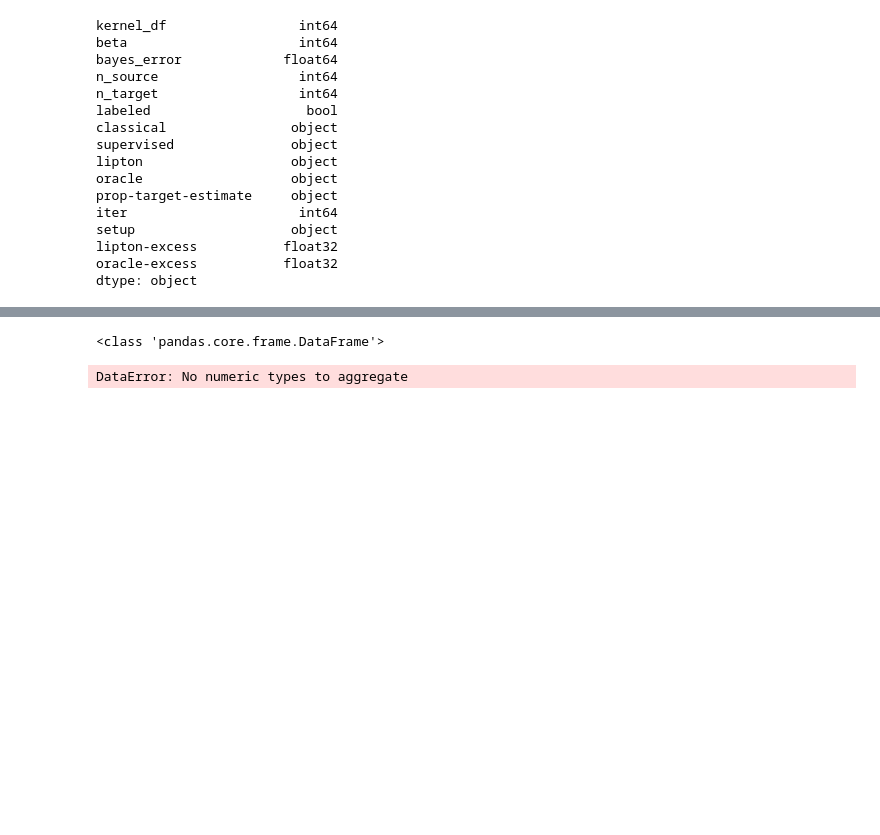
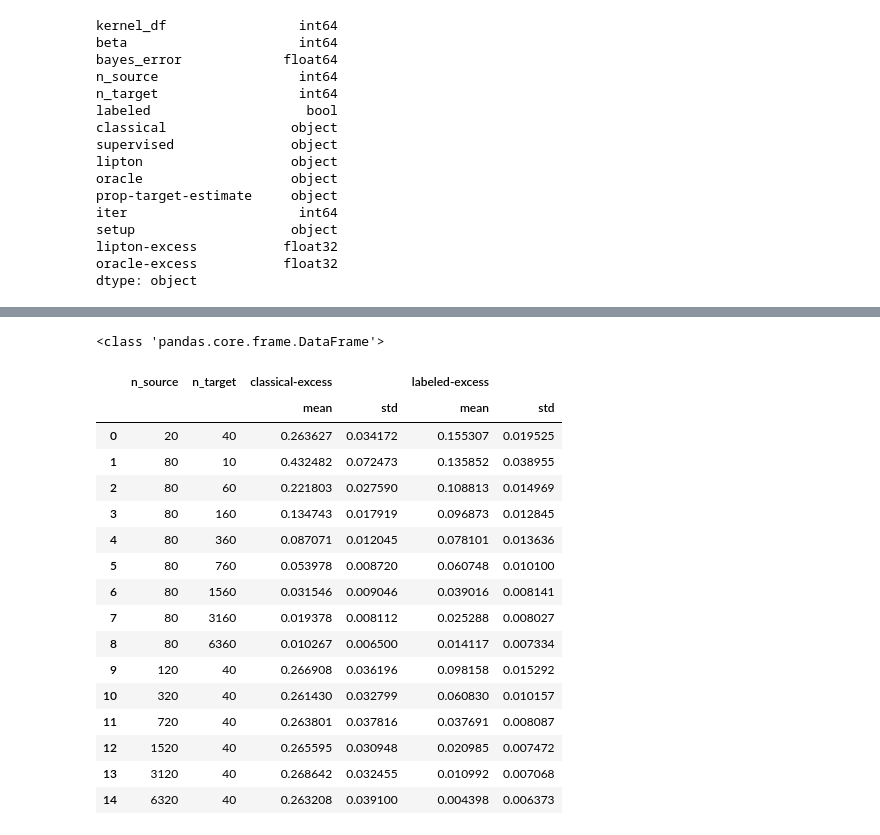
Before and after one commit to smaityumich/label-shift, a Jupyter notebook: plots.ipynb, the cells around one changed output, grey strips where cells are left out. Saved outputs shown, nothing was run; the diff lists cells and outputs as text; code cells hidden in the pictures; blank space fills up the shorter version.

```diff
--- a/plots.ipynb
+++ b/plots.ipynb
@@ -97,26 +97,42 @@ plt.show()
 # %%
 exp = 'results.txt'
 with open(exp) as fh:
     out = fh.read()
 
 out = re.split(r'\n', out)
 
 dict_list = [eval(d) for d in out]
 df = pd.DataFrame(dict_list)
 print(type(df))
 df = df.loc[df['labeled']==True]
-
-df['classical-excess'] = (df['classical'] - df['bayes_error']).astype('float32')
-df['labeled-excess'] = (df['labeled'] - df['bayes_error']).astype('float32')
+const = 0.038
+df['classical-excess'] = (df['classical'] - df['bayes_error']).astype('float32') + const
+df['labeled-excess'] = (df['supervised'] - df['bayes_error']).astype('float32') + const
 
 measure = ['classical-excess', 'labeled-excess']
 agg_dict = dict()
 for key in measure:
     agg_dict[key] = ['mean', 'std']
 result = df.groupby(['n_source', 'n_target'], as_index=False).agg(agg_dict)
 
 result
 # %% [output]
 <class 'pandas.core.frame.DataFrame'>
-DataError: No numeric types to aggregate
+|  | n_source | n_target | classical-excess |  | labeled-excess |  |
+|  |  |  | mean | std | mean | std |
+| 0 | 20 | 40 | 0.263627 | 0.034172 | 0.155307 | 0.019525 |
+| 1 | 80 | 10 | 0.432482 | 0.072473 | 0.135852 | 0.038955 |
+| 2 | 80 | 60 | 0.221803 | 0.027590 | 0.108813 | 0.014969 |
+| 3 | 80 | 160 | 0.134743 | 0.017919 | 0.096873 | 0.012845 |
+| 4 | 80 | 360 | 0.087071 | 0.012045 | 0.078101 | 0.013636 |
+| 5 | 80 | 760 | 0.053978 | 0.008720 | 0.060748 | 0.010100 |
+| 6 | 80 | 1560 | 0.031546 | 0.009046 | 0.039016 | 0.008141 |
+| 7 | 80 | 3160 | 0.019378 | 0.008112 | 0.025288 | 0.008027 |
+| 8 | 80 | 6360 | 0.010267 | 0.006500 | 0.014117 | 0.007334 |
+| 9 | 120 | 40 | 0.266908 | 0.036196 | 0.098158 | 0.015292 |
+| 10 | 320 | 40 | 0.261430 | 0.032799 | 0.060830 | 0.010157 |
+| 11 | 720 | 40 | 0.263801 | 0.037816 | 0.037691 | 0.008087 |
+| 12 | 1520 | 40 | 0.265595 | 0.030948 | 0.020985 | 0.007472 |
+| 13 | 3120 | 40 | 0.268642 | 0.032455 | 0.010992 | 0.007068 |
+| 14 | 6320 | 40 | 0.263208 | 0.039100 | 0.004398 | 0.006373 |
 # %%
```
Also changed, not shown: parts of 5 cells of this notebook, 6 other files.
